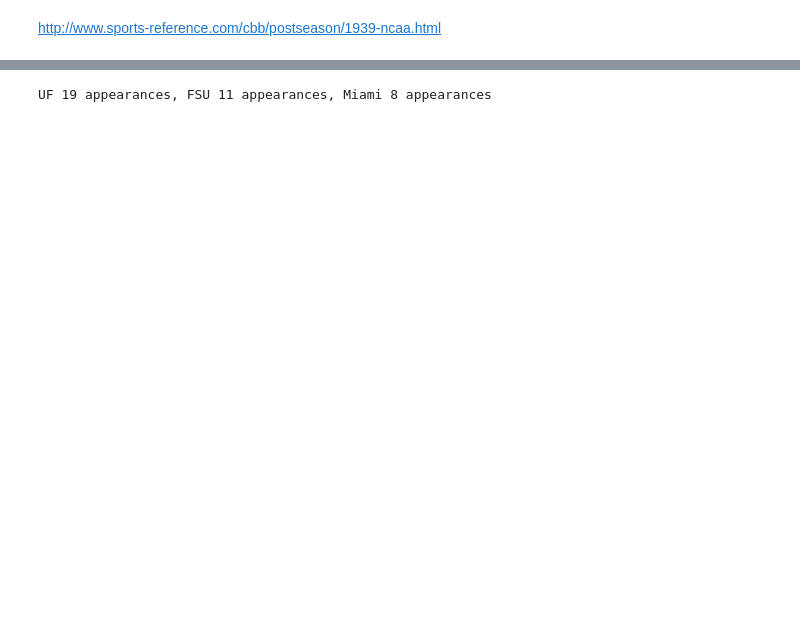
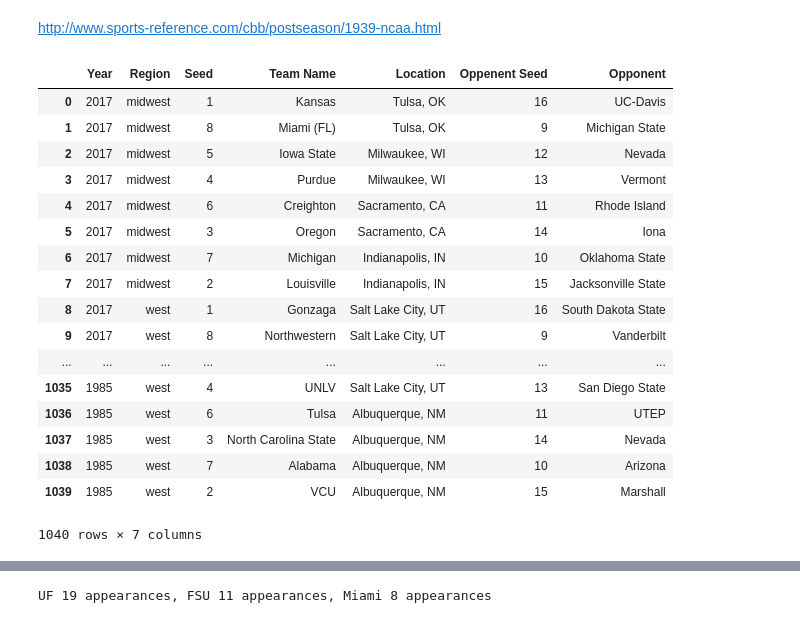
Before and after one commit to dholubek/ncaa_seeds, a Jupyter notebook: ncaa_all_years.ipynb, the cells around one changed output, grey strips where cells are left out. Saved outputs shown, nothing was run; the diff lists cells and outputs as text; code cells hidden in the pictures; blank space fills up the shorter version.

```diff
--- a/ncaa_all_years.ipynb
+++ b/ncaa_all_years.ipynb
@@ -3,48 +19,54 @@ http://www.sports-reference.com/cbb/postseason/1939-ncaa.html
 # %%
-from urllib.request import urlopen
-from bs4 import BeautifulSoup
-from bs4 import element
-from time import sleep
-import pandas as pd
 
 
-def get_page_data(year):
-    url = 'http://www.sports-reference.com/cbb/postseason/'+str(year)+'-ncaa.html'
-    page = urlopen(url)
-    return BeautifulSoup(page, 'html.parser')
-
-def tidy_location(locStr):
-    if locStr.startswith('at '):
-        return locStr[len('at '):]
-
-def get_bracket():
+def get_bracket_85_on():
     years = range(2017, 1984, -1)
     #TODO fix years earlier than 1985
     bracket = []
     for year in years:
         soup = get_page_data(year)
         region_tags = soup.find_all("div", attrs={"data-controls": "#brackets"})[0].select('div a')
         for region_tag in region_tags:
             region = str(region_tag.string).lower()
             if region is not 'final four':
                 search = {'id': region}
                 region_div = soup.find('div',**search)
                 if region_div is not None:
                     region_first_round = region_div.div.div
                     for elem in region_first_round.contents:
                         if isinstance(elem, element.Tag ):
                             seeds_loc = elem.find_all('span')
-                            #if len(seeds_loc) == 2:
-                            seed1 = seeds_loc[0].string
-                            seed2 = seeds_loc[1].string
-                            currLoc = tidy_location(seeds_loc[2].string)
-                            alist = elem.select('div a')
-                            team1 = alist[0].string
-                            team2 = alist[2].string
-                            bracketRow = [year, region, seed1, team1, currLoc, seed2, team2]
-                            bracket.append(bracketRow)
+                            if len(seeds_loc) > 2:
+                                seed1 = seeds_loc[0].string
+                                seed2 = seeds_loc[1].string
+                                currLoc = tidy_location(seeds_loc[2].string)
+                                alist = elem.select('div a')
+                                team1 = alist[0].string
+                                team2 = alist[2].string
+                                bracketRow = [year, region, seed1, team1, currLoc, seed2, team2]
+                                bracket.append(bracketRow)
         sleep(0.5)
     return pd.DataFrame(bracket, columns=['Year', 'Region', 'Seed', 'Team Name','Location', 'Oppenent Seed', 'Opponent'])
 
-df = get_bracket()
-df.to_csv('ncaa.csv')
+df = get_bracket_85_on()
+#df.to_csv('ncaa.csv')
+df
+# %% [output]
+|  | Year | Region | Seed | Team Name | Location | Oppenent Seed | Opponent |
+| 0 | 2017 | midwest | 1 | Kansas | Tulsa, OK | 16 | UC-Davis |
+| 1 | 2017 | midwest | 8 | Miami (FL) | Tulsa, OK | 9 | Michigan State |
+| 2 | 2017 | midwest | 5 | Iowa State | Milwaukee, WI | 12 | Nevada |
+| 3 | 2017 | midwest | 4 | Purdue | Milwaukee, WI | 13 | Vermont |
+| 4 | 2017 | midwest | 6 | Creighton | Sacramento, CA | 11 | Rhode Island |
+| 5 | 2017 | midwest | 3 | Oregon | Sacramento, CA | 14 | Iona |
+| 6 | 2017 | midwest | 7 | Michigan | Indianapolis, IN | 10 | Oklahoma State |
+| 7 | 2017 | midwest | 2 | Louisville | Indianapolis, IN | 15 | Jacksonville State |
+| 8 | 2017 | west | 1 | Gonzaga | Salt Lake City, UT | 16 | South Dakota State |
+| 9 | 2017 | west | 8 | Northwestern | Salt Lake City, UT | 9 | Vanderbilt |
+| ... | ... | ... | ... | ... | ... | ... | ... |
+| 1035 | 1985 | west | 4 | UNLV | Salt Lake City, UT | 13 | San Diego State |
+| 1036 | 1985 | west | 6 | Tulsa | Albuquerque, NM | 11 | UTEP |
+| 1037 | 1985 | west | 3 | North Carolina State | Albuquerque, NM | 14 | Nevada |
+| 1038 | 1985 | west | 7 | Alabama | Albuquerque, NM | 10 | Arizona |
+| 1039 | 1985 | west | 2 | VCU | Albuquerque, NM | 15 | Marshall |
+1040 rows × 7 columns
```
Also changed, not shown: parts of 2 cells of this notebook.
